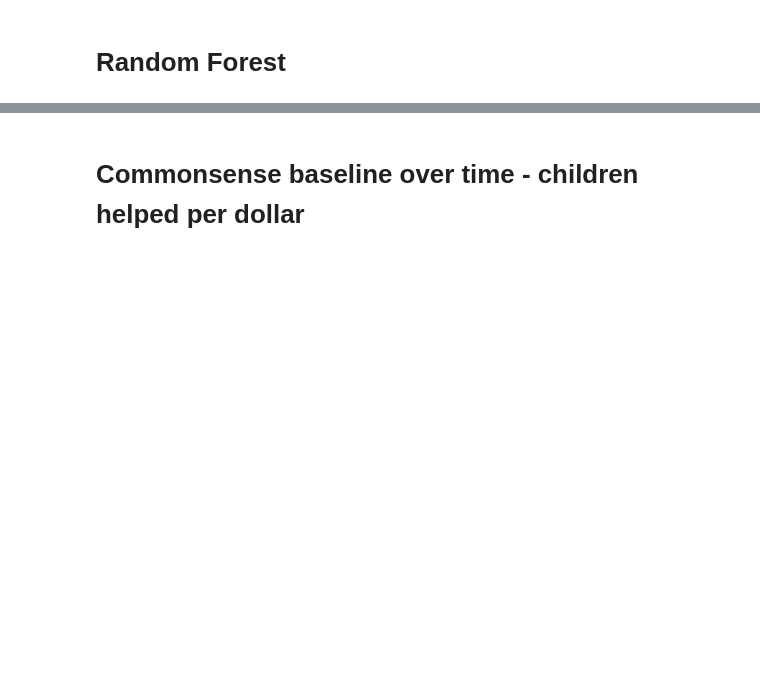
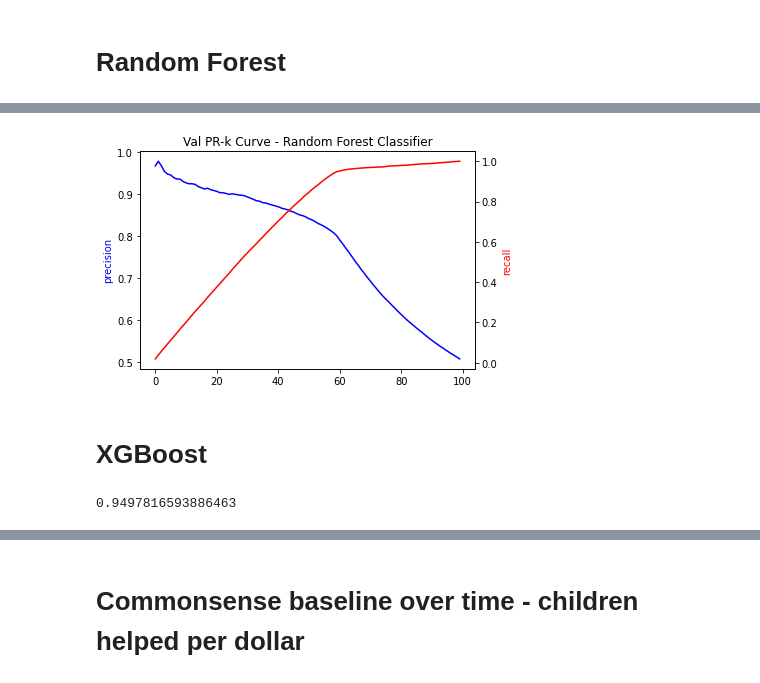
Before and after one commit to HoningJade/ML-in-Practice-Project, a Jupyter notebook: Assignment_5_Updated_Model_Results_and_Model_Selection.ipynb, the cells around one changed output, grey strips where cells are left out. Saved outputs shown, nothing was run; the diff lists cells and outputs as text; code cells hidden in the pictures; blank space fills up the shorter version.

```diff
--- a/Assignment_5_Updated_Model_Results_and_Model_Selection.ipynb
+++ b/Assignment_5_Updated_Model_Results_and_Model_Selection.ipynb
@@ -918,0 +958,14 @@ for i, s in enumerate(whole_split):
+# %%
+ax1 = plt.subplot()
+plt.plot(range(100), results[:,2], 'b')
+plt.ylabel('precision', color='b')
+
+ax2 = ax1.twinx()
+plt.plot(range(100), results[:,3], 'r')
+plt.ylabel('recall', color='r')
+plt.title("Val PR-k Curve - Random Forest Classifier")
+plt.show()
+# %% [output]
+[figure, added]
+# %% [markdown]
+# XGBoost
@@ -918,0 +986,16 @@ for i, s in enumerate(whole_split):
+# %%
+train_rank = np.argsort(train_pred)
+val_rank = np.argsort(val_pred)
+
+results = []
+for threshold in np.linspace(0.01, 1, 100):
+    #precision_val = 1 - np.mean(curval_Y[val_rank][:int(threshold * len(curval_X))])
+    precision_train = 1 - np.mean(train_Y[train_rank][:int(threshold * len(train_X))])
+    precision_val = 1 - np.mean(val_Y[val_rank][:int(threshold * len(val_X))])
+    recall_train = np.sum(train_Y[train_rank][:int(threshold * len(train_X))] == False)/np.sum(train_Y==False)
+    recall_val = np.sum(val_Y[val_rank][:int(threshold * len(val_X))] == False)/np.sum(val_Y==False)
+    results.append([precision_train, recall_train, precision_val, recall_val])
+results = np.array(results)
+print(results[9, 2])
+# %% [output]
+0.9497816593886463
```
Also changed, not shown: parts of 16 cells of this notebook.
